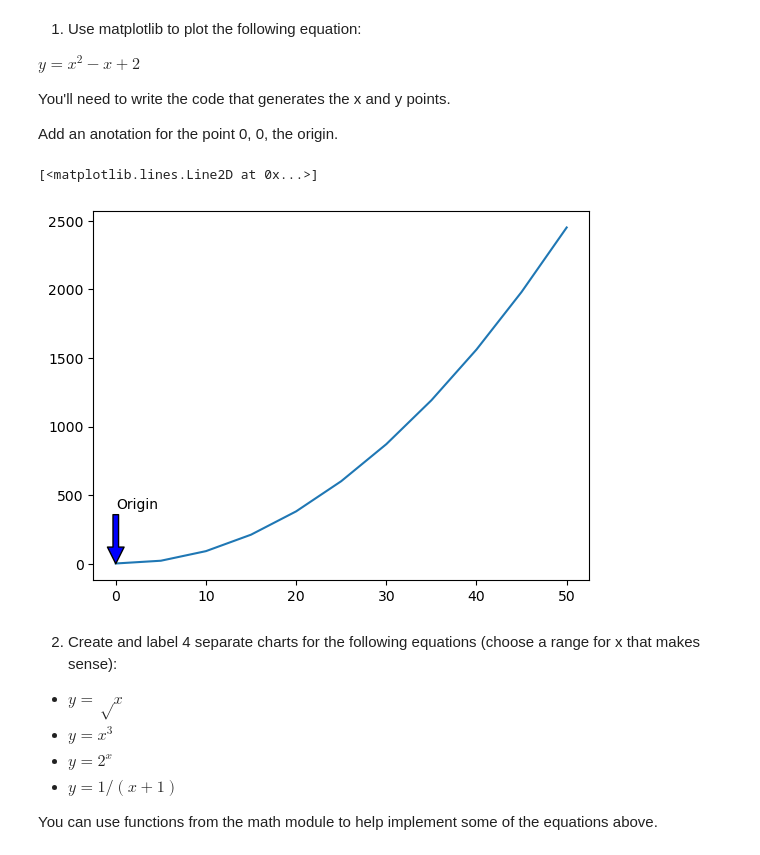
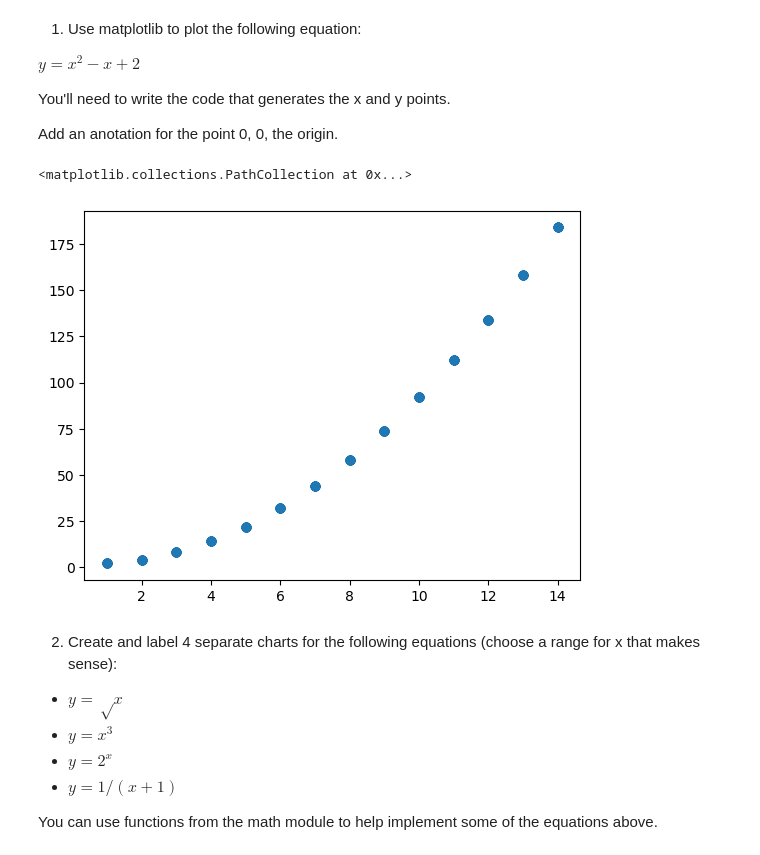
Before and after one commit to JoshuaHolt-Tech/numpy-pandas-visualization-exercises, a Jupyter notebook: matplotlib_exercises.ipynb, the cells around one changed output. Cells and saved outputs as stored; diff of their text form; code cells hidden in the pictures.

Commit message:
Updating matplotlib exercises and adding big O notation exercises.

```diff
--- a/matplotlib_exercises.ipynb
+++ b/matplotlib_exercises.ipynb
@@ -13,15 +12,15 @@ You'll need to write the code that generates the x and y points.
 
 Add an anotation for the point 0, 0, the origin.
 # %%
-x = [0,5,10,15,20,25,30,35,40,45,50]
+x = np.random.randint(1, 15, size=500)
 y = [n**2 - n + 2 for n in x]
 # %%
 
-plt.annotate('Origin', xy=(0,0), xytext=(0, 400), arrowprops={'facecolor':'blue'})
-plt.plot(x,y)
+plt.annotate('Origin', xy=(0,0), xytext=(2, 50), arrowprops={'facecolor':'blue'})
+plt.scatter(x,y)
 # %% [output]
-[<matplotlib.lines.Line2D at 0x...>]
+<matplotlib.collections.PathCollection at 0x...>
-[figure, old version]
+[figure, new version]
 # %% [markdown]
 2. Create and label 4 separate charts for the following equations (choose a range for x that makes sense):
 
```
Also changed, not shown: parts of 4 cells of this notebook, 1 other file.
